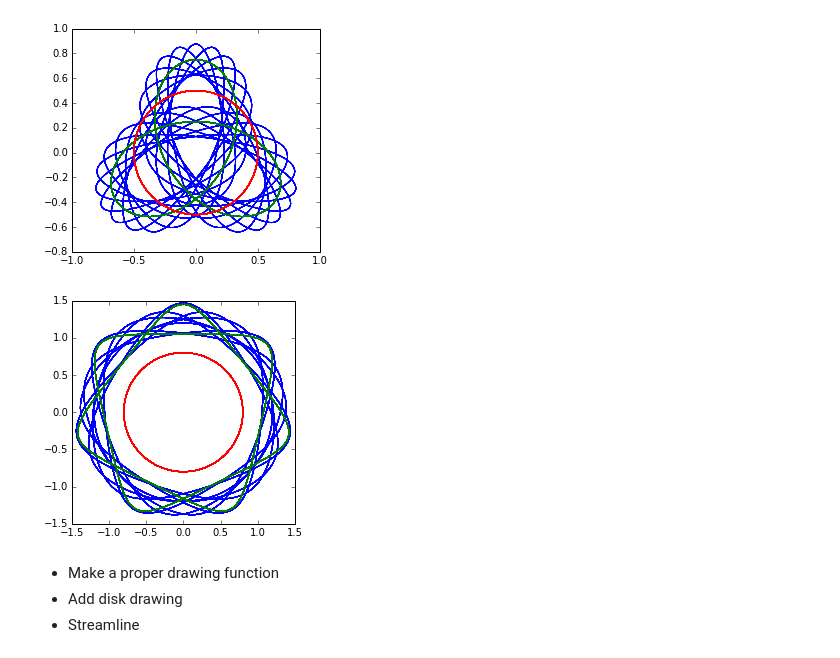
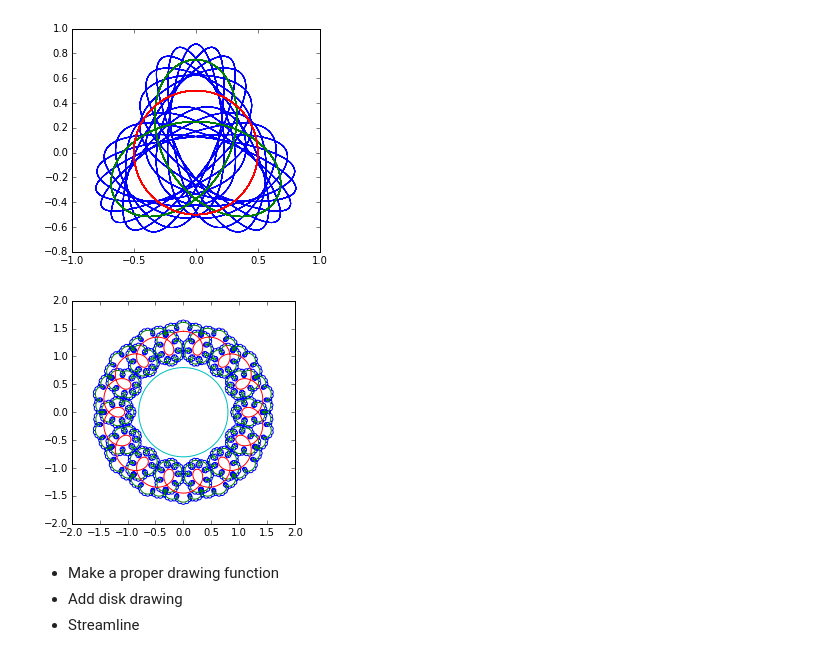
Before and after one commit to drpeteb/recursive-spirograph, a Jupyter notebook: Recursive-Spirograph.ipynb, the cells around one changed output. Drawn from its saved outputs; the diff is of its cells as text; code cells hidden in the pictures.

```diff
--- a/Recursive-Spirograph.ipynb
+++ b/Recursive-Spirograph.ipynb
@@ -130,39 +130,39 @@ plt.show()
 # %% [output]
 [figure]
 # %%
-N = 3
-radius = [1.0, 1.0/4.0, 1.0/6.0]
-angvel = [2*np.pi/100, 2*np.pi/200, 2*np.pi/800]
+N = 4
+radius = [1.0, 1.0/4.0, 1.0/16.0, 1.0/64.0]
+angvel = np.array([1, 10, 10**2, 10**3])*2*np.pi/10000
 
 disk_list = []
 parent = None
 pencil = 0.8
 store = dict()
 for ii in range(N):
-    disk = Disk(parent, radius[ii], angvel[ii], inner=(ii+1)%2, store=store, pencil=pencil)
+    disk = Disk(parent, radius[ii], angvel[ii], inner=False, store=store, pencil=pencil)
     disk_list.append(disk)
     store[disk] = dict()
     store[disk]['x'] = []
     store[disk]['y'] = []
     store[disk]['body'] = []
     store[disk]['rotor'] = []
     store[disk]['pencilx'] = []
     store[disk]['pencily'] = []
     parent = disk
 
 for tt in range(10000):
     disk_list[0].increment()
     disk_list[-1].emit_position()
 
 fig = plt.figure()
 ax = fig.add_subplot(1,1,1)
 ax.set_aspect('equal')
 for disk in reversed(disk_list):
 #for disk in [disk_list[-1]]:
     ax.plot(store[disk]['pencilx'], store[disk]['pencily'])
 plt.show()
 # %% [output]
-[figure, old version]
+[figure, new version]
 # %% [markdown]
 * Make a proper drawing function
 * Add disk drawing
```
